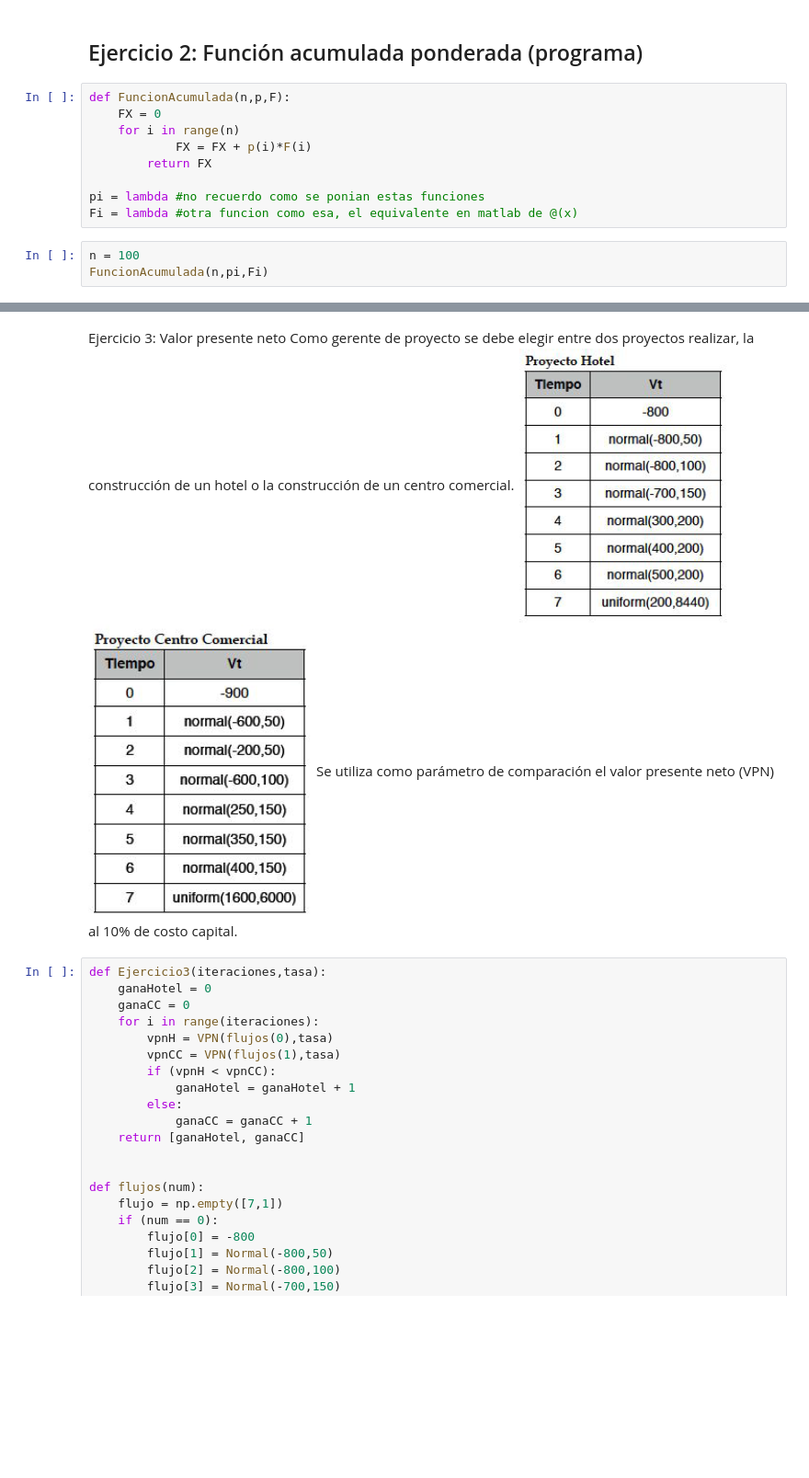
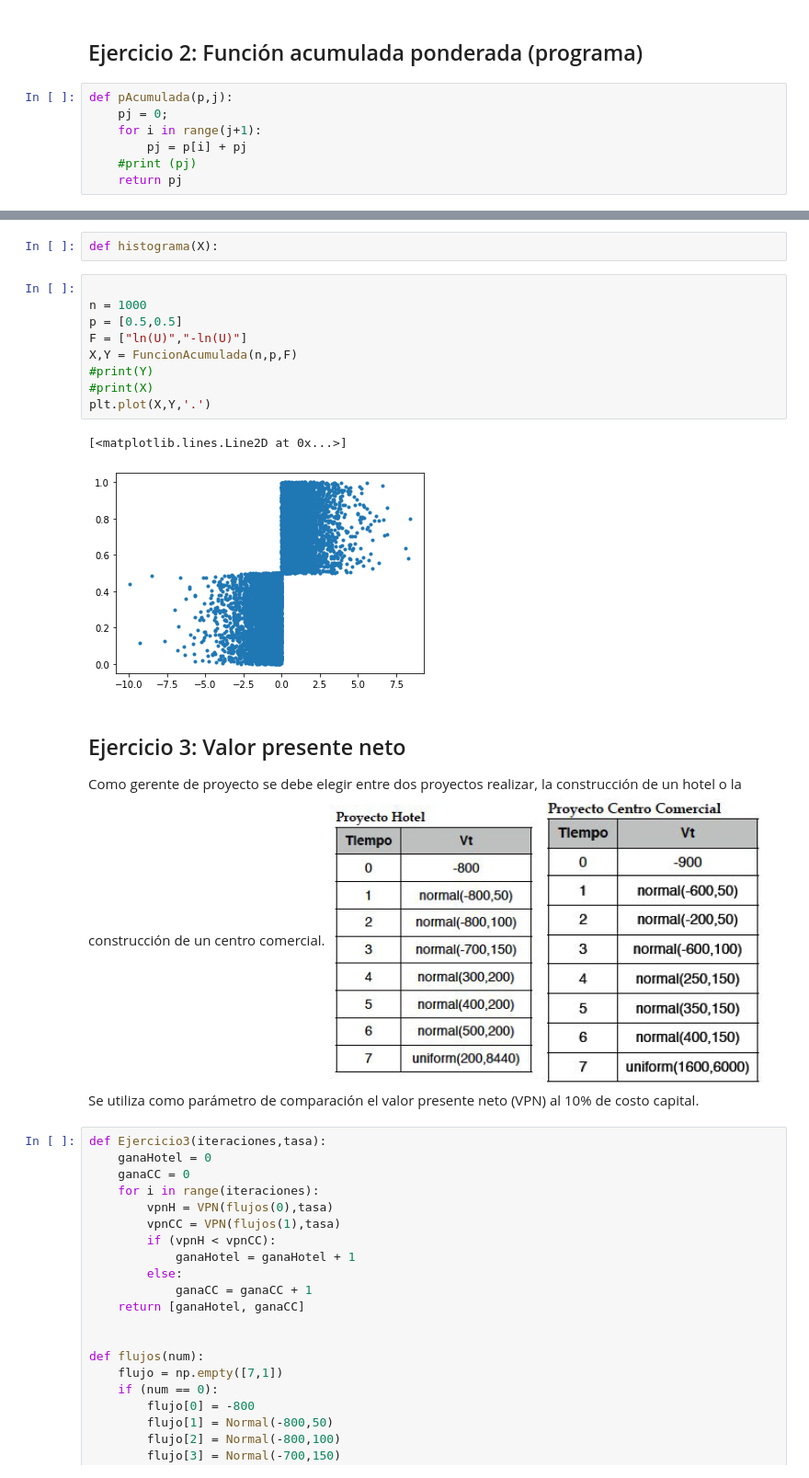
Before and after one commit to aju13171/Minis, a Jupyter notebook: Mini2.ipynb, the cells around one changed output, grey strips where cells are left out. Shown at 92% size. Drawn from its saved outputs; the diff is of its cells as text; blank space fills up the shorter version.

```diff
--- a/Mini2.ipynb
+++ b/Mini2.ipynb
@@ -33,15 +36,10 @@ Sabiendo que $ F^{-1}(U) = F(X) $
 $$ F(X) = \sum_{i=1}^{n}F_i(X)p_i $$
 # %% [markdown]
 ## Ejercicio 2: Función acumulada ponderada (programa)
-# %%
-def FuncionAcumulada(n,p,F):
-    FX = 0
-    for i in range(n)
-            FX = FX + p(i)*F(i)
-        return FX
-
-pi = lambda #no recuerdo como se ponian estas funciones
-Fi = lambda #otra funcion como esa, el equivalente en matlab de @(x)
-# %%
-n = 100
-FuncionAcumulada(n,pi,Fi)
+# %%
+def pAcumulada(p,j):
+    pj = 0;
+    for i in range(j+1):
+        pj = p[i] + pj
+    #print (pj)
+    return pj
@@ -48,11 +88,26 @@ FuncionAcumulada(n,pi,Fi)
+# %%
+def histograma(X):
+# %%
+
+n = 1000
+p = [0.5,0.5]
+F = ["ln(U)","-ln(U)"]
+X,Y = FuncionAcumulada(n,p,F)
+#print(Y)
+#print(X)
+plt.plot(X,Y,'.')
+# %% [output]
+[<matplotlib.lines.Line2D at 0x...>]
+[figure, added]
 # %% [markdown]
-Ejercicio 3: Valor presente neto
-    Como gerente de proyecto se debe elegir entre dos proyectos realizar,
-    la construcción de un hotel o la construcción de un centro comercial.
-    ![hotel.PNG](attachment:hotel.PNG)
-    ![cc.PNG](attachment:cc.PNG)
-    Se utiliza como parámetro de comparación el valor presente neto (VPN)
-    al 10% de costo capital.
+## Ejercicio 3: Valor presente neto
+
+Como gerente de proyecto se debe elegir entre dos proyectos realizar,
+la construcción de un hotel o la construcción de un centro comercial.
+![hotel.PNG](attachment:hotel.PNG)
+![cc.PNG](attachment:cc.PNG)
+Se utiliza como parámetro de comparación el valor presente neto (VPN)
+al 10% de costo capital.
 # %%
 def Ejercicio3(iteraciones,tasa):
     ganaHotel = 0
```
Also changed, not shown: parts of 5 cells of this notebook.
